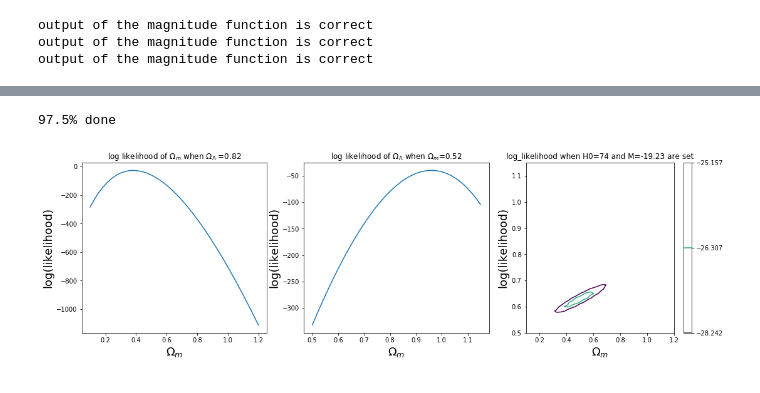
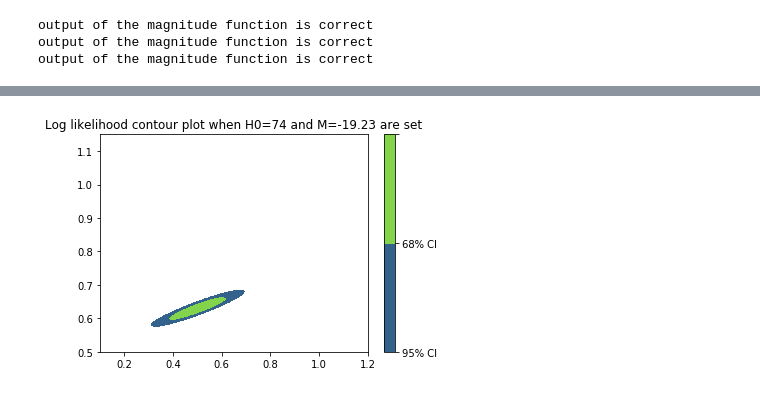
Before and after one commit to baiydaavi/bayesian_inference, a Jupyter notebook: presentation.ipynb, the cells around one changed output, grey strips where cells are left out. Drawn from its saved outputs; the diff is of its cells as text; code cells hidden in the pictures.

Commit message:
Works with the new test functions.

```diff
--- a/presentation.ipynb
+++ b/presentation.ipynb
@@ -97,8 +96,7 @@ metropolis_test()
 # %%
 # this test is a little different, it mqkes a plot of the log_likelihood by brute force.
 # helpful if you are worried about a false negative/positive on the other likelihood test
 # does not involve an assert
-likelihood_test(40)
+likelihood_test_contour_plot()
 # %% [output]
-97.5% done
-[figure, old version]
+[figure, new version]
```
Also changed, not shown: parts of 4 cells of this notebook.
